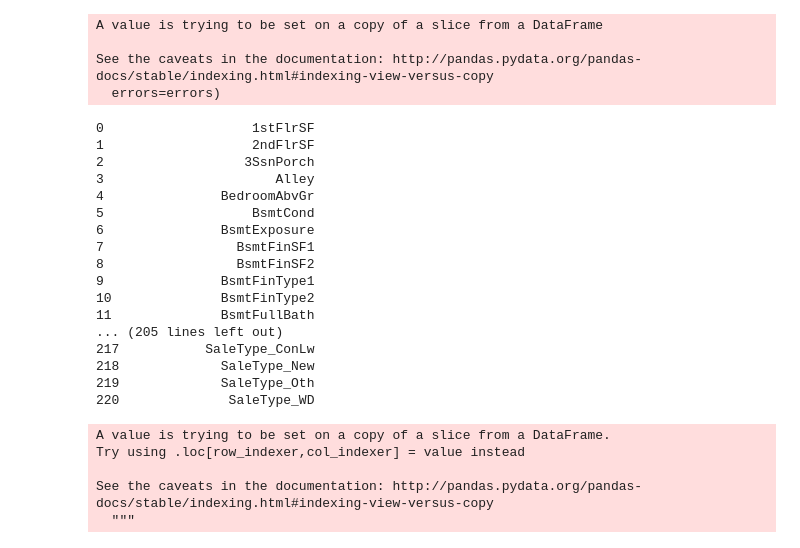
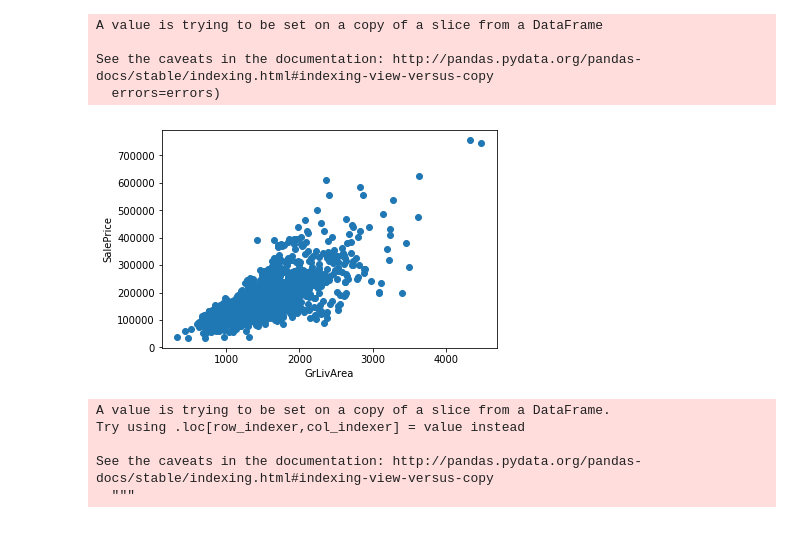
Before and after one commit to pengnam/kaggle-housingprices, a Jupyter notebook: submission/HousingPrices.ipynb, the cells around one changed output. Saved outputs shown, nothing was run; the diff lists cells and outputs as text; code cells hidden in the pictures.

```diff
--- a/submission/HousingPrices.ipynb
+++ b/submission/HousingPrices.ipynb
@@ -284,26 +241,6 @@ A value is trying to be set on a copy of a slice from a DataFrame
 
 See the caveats in the documentation: http://pandas.pydata.org/pandas-docs/stable/indexing.html#indexing-view-versus-copy
   errors=errors)
-# %%
-print(pd.Series(all_data.columns).to_string())
-# %% [output]
-0                   1stFlrSF
-1                   2ndFlrSF
-2                  3SsnPorch
-3                      Alley
-4               BedroomAbvGr
-5                   BsmtCond
-6               BsmtExposure
-7                 BsmtFinSF1
-8                 BsmtFinSF2
-9               BsmtFinType1
-10              BsmtFinType2
-11              BsmtFullBath
-... (205 lines left out)
-217           SaleType_ConLw
-218             SaleType_New
-219             SaleType_Oth
-220              SaleType_WD
 # %%
 from sklearn.linear_model import ElasticNet, Lasso, Ridge, BayesianRidge, LassoLarsIC
 from sklearn.ensemble import RandomForestRegressor,  GradientBoostingRegressor
@@ -315,3 +252,11 @@ from sklearn.model_selection import KFold, cross_val_score, train_test_split
 from sklearn.metrics import mean_squared_error
 import xgboost as xgb
 import lightgbm as lgb
+# %%
+fig, ax = plt.subplots()
+ax.scatter(x=train_df['GrLivArea'], y=train_df['SalePrice'])
+plt.ylabel('SalePrice')
+plt.xlabel('GrLivArea')
+plt.show()
+# %% [output]
+[figure, added]
```
Also changed, not shown: parts of 20 cells of this notebook, 1 other file.
